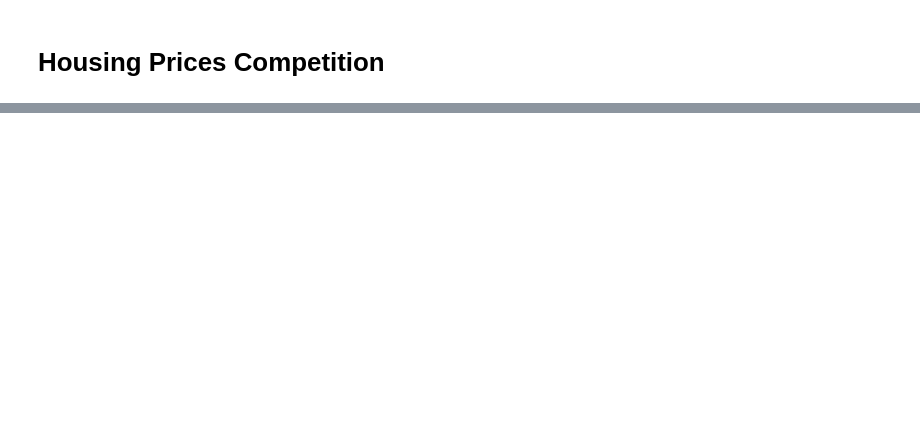
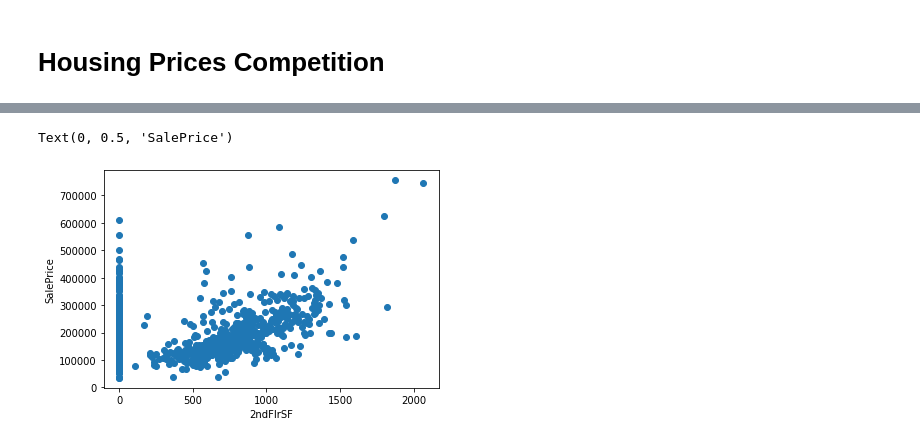
Before and after one commit to lambdamai/datascience, a Jupyter notebook: ds/pandas_2.ipynb, the cells around one changed output, grey strips where cells are left out. Saved outputs shown, nothing was run; the diff lists cells and outputs as text; code cells hidden in the pictures; blank space fills up the shorter version.

```diff
--- a/ds/pandas_2.ipynb
+++ b/ds/pandas_2.ipynb
@@ -58,4 +36,0 @@ ax.scatter(x = df_train['OverallQual'], y = df_train['SalePrice'])
-# %%
-df_train = df_train.drop((df_train[(df_train['OverallQual'] > 9) & (df_train['SalePrice'] < 220000)].index))
-# %%
-df_train = df_train.reset_index(drop=True)
@@ -71,0 +58,4 @@ total
+# %%
+X = df_train[['LotArea', '2ndFlrSF', 'KitchenAbvGr', 'YearBuilt']]
+# %%
+y = df_train['SalePrice']
@@ -71,0 +64,7 @@ total
+# %%
+plt.scatter(X["2ndFlrSF"], y)
+plt.xlabel("2ndFlrSF")
+plt.ylabel("SalePrice")
+# %% [output]
+Text(0, 0.5, 'SalePrice')
+[figure, added]
```
Also changed, not shown: parts of 35 cells of this notebook, 2 other files.
